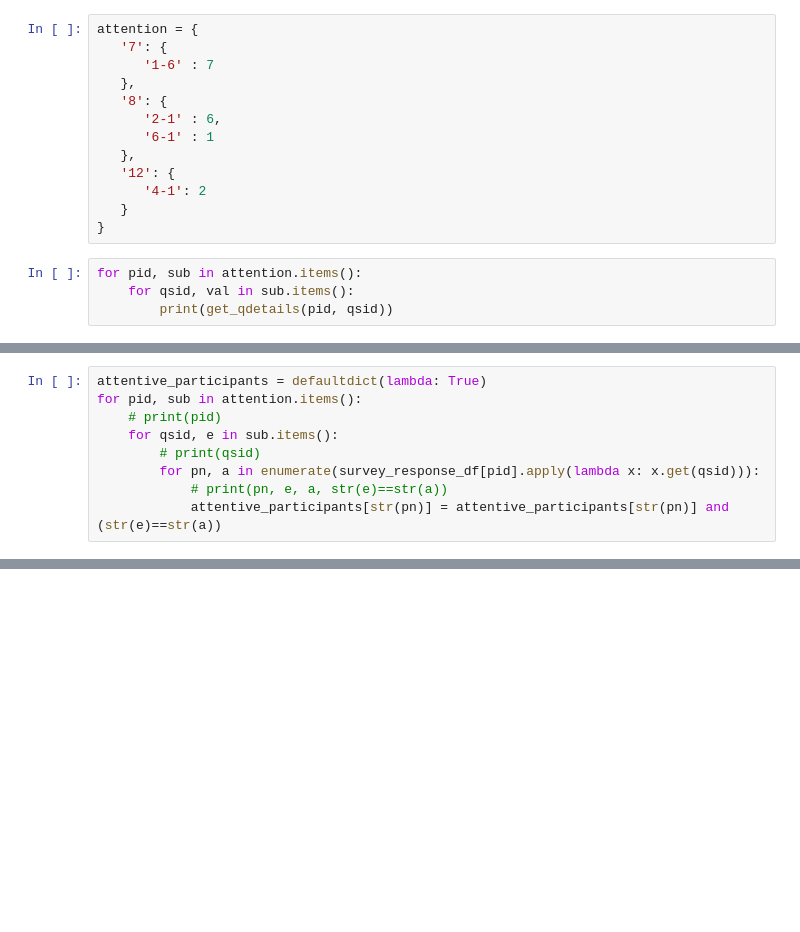
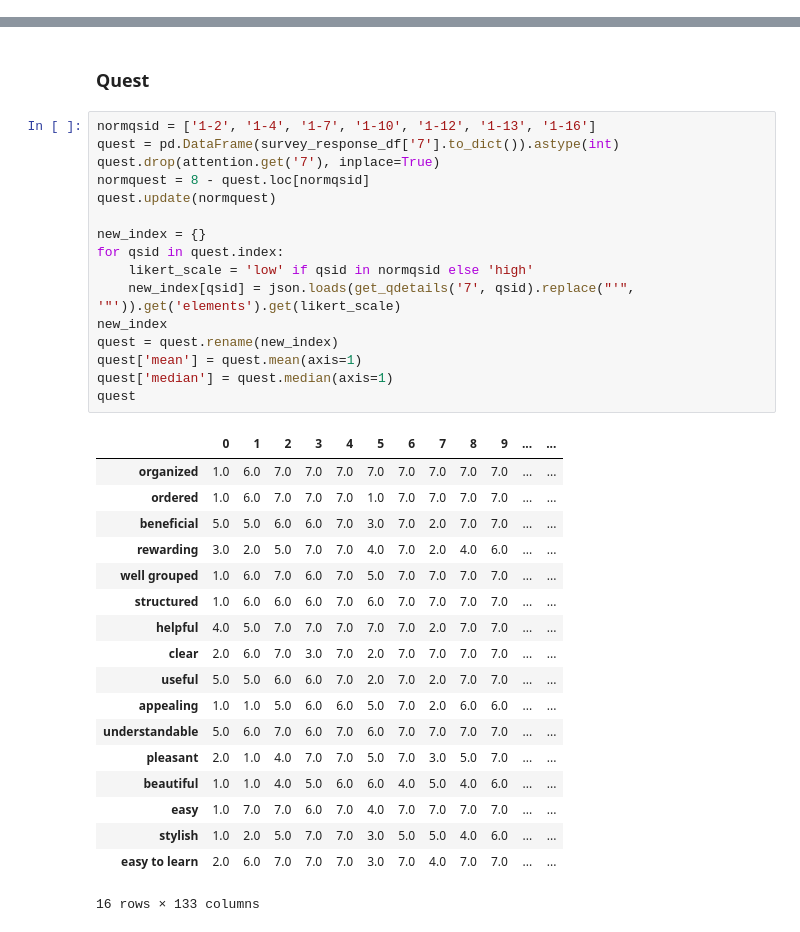
Before and after one commit to rizupaudel/designStudy, a Jupyter notebook: guidance/analysis/zall_analysis.ipynb, the cells around one changed output, grey strips where cells are left out. Saved outputs shown, nothing was run; the diff lists cells and outputs as text; blank space fills up the shorter version.

```diff
--- a/guidance/analysis/zall_analysis.ipynb
+++ b/guidance/analysis/zall_analysis.ipynb
@@ -129,17 +10,0 @@ survey_response_df.groupby(by='did').count()
-# %%
-attention = {
-   '7': {
-      '1-6' : 7
-   },
-   '8': {
-      '2-1' : 6,
-      '6-1' : 1
-   },
-   '12': {
-      '4-1': 2
-   }
-}
-# %%
-for pid, sub in attention.items():
-    for qsid, val in sub.items():
-        print(get_qdetails(pid, qsid))
@@ -154,9 +10,0 @@ Please select the second option which tells us you are paying attention.
-# %%
-attentive_participants = defaultdict(lambda: True)
-for pid, sub in attention.items():
-    # print(pid)
-    for qsid, e in sub.items():
-        # print(qsid)
-        for pn, a in enumerate(survey_response_df[pid].apply(lambda x: x.get(qsid))):
-            # print(pn, e, a, str(e)==str(a))
-            attentive_participants[str(pn)] = attentive_participants[str(pn)] and (str(e)==str(a))
@@ -415,0 +70,37 @@ pd.DataFrame(survey_response_df['14'].to_dict())
+# %% [markdown]
+### Quest
+# %%
+normqsid = ['1-2', '1-4', '1-7', '1-10', '1-12', '1-13', '1-16']
+quest = pd.DataFrame(survey_response_df['7'].to_dict()).astype(int)
+quest.drop(attention.get('7'), inplace=True)
+normquest = 8 - quest.loc[normqsid]
+quest.update(normquest)
+
+new_index = {}
+for qsid in quest.index:
+    likert_scale = 'low' if qsid in normqsid else 'high'
+    new_index[qsid] = json.loads(get_qdetails('7', qsid).replace("'", '"')).get('elements').get(likert_scale)
+new_index
+quest = quest.rename(new_index)
+quest['mean'] = quest.mean(axis=1)
+quest['median'] = quest.median(axis=1)
+quest
+# %% [output]
+|  | 0 | 1 | 2 | 3 | 4 | 5 | 6 | 7 | 8 | 9 | ... | ... |
+| organized | 1.0 | 6.0 | 7.0 | 7.0 | 7.0 | 7.0 | 7.0 | 7.0 | 7.0 | 7.0 | ... | ... |
+| ordered | 1.0 | 6.0 | 7.0 | 7.0 | 7.0 | 1.0 | 7.0 | 7.0 | 7.0 | 7.0 | ... | ... |
+| beneficial | 5.0 | 5.0 | 6.0 | 6.0 | 7.0 | 3.0 | 7.0 | 2.0 | 7.0 | 7.0 | ... | ... |
+| rewarding | 3.0 | 2.0 | 5.0 | 7.0 | 7.0 | 4.0 | 7.0 | 2.0 | 4.0 | 6.0 | ... | ... |
+| well grouped | 1.0 | 6.0 | 7.0 | 6.0 | 7.0 | 5.0 | 7.0 | 7.0 | 7.0 | 7.0 | ... | ... |
+| structured | 1.0 | 6.0 | 6.0 | 6.0 | 7.0 | 6.0 | 7.0 | 7.0 | 7.0 | 7.0 | ... | ... |
+| helpful | 4.0 | 5.0 | 7.0 | 7.0 | 7.0 | 7.0 | 7.0 | 2.0 | 7.0 | 7.0 | ... | ... |
+| clear | 2.0 | 6.0 | 7.0 | 3.0 | 7.0 | 2.0 | 7.0 | 7.0 | 7.0 | 7.0 | ... | ... |
+| useful | 5.0 | 5.0 | 6.0 | 6.0 | 7.0 | 2.0 | 7.0 | 2.0 | 7.0 | 7.0 | ... | ... |
+| appealing | 1.0 | 1.0 | 5.0 | 6.0 | 6.0 | 5.0 | 7.0 | 2.0 | 6.0 | 6.0 | ... | ... |
+| understandable | 5.0 | 6.0 | 7.0 | 6.0 | 7.0 | 6.0 | 7.0 | 7.0 | 7.0 | 7.0 | ... | ... |
+| pleasant | 2.0 | 1.0 | 4.0 | 7.0 | 7.0 | 5.0 | 7.0 | 3.0 | 5.0 | 7.0 | ... | ... |
+| beautiful | 1.0 | 1.0 | 4.0 | 5.0 | 6.0 | 6.0 | 4.0 | 5.0 | 4.0 | 6.0 | ... | ... |
+| easy | 1.0 | 7.0 | 7.0 | 6.0 | 7.0 | 4.0 | 7.0 | 7.0 | 7.0 | 7.0 | ... | ... |
+| stylish | 1.0 | 2.0 | 5.0 | 7.0 | 7.0 | 3.0 | 5.0 | 5.0 | 4.0 | 6.0 | ... | ... |
+| easy to learn | 2.0 | 6.0 | 7.0 | 7.0 | 7.0 | 3.0 | 7.0 | 4.0 | 7.0 | 7.0 | ... | ... |
+16 rows × 133 columns
```
Also changed, not shown: parts of 46 cells of this notebook, 16 other files.
